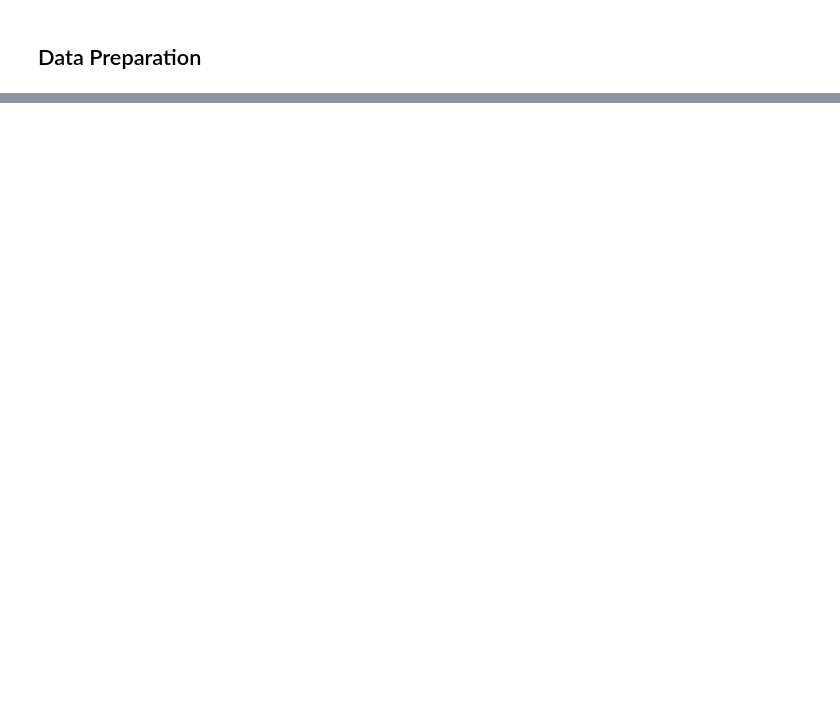
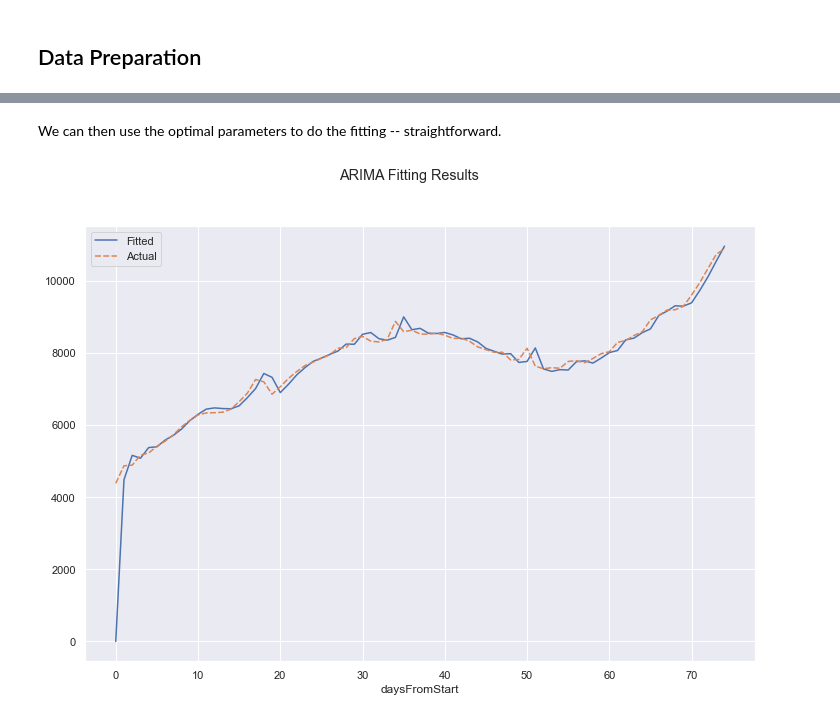
Before and after one commit to ZhongRuoyu/ntu-cz1115-project, a Jupyter notebook: covid.ipynb, the cells around one changed output, grey strips where cells are left out. Saved outputs shown, nothing was run; the diff lists cells and outputs as text; code cells hidden in the pictures; blank space fills up the shorter version.

```diff
--- a/covid.ipynb
+++ b/covid.ipynb
@@ -171,0 +217,10 @@ data1
+# %%
+# split_days = 50
+# date_split = date_start + timedelta(days=split_days)
+split_rate = 0.5
+date_split = date_start + split_rate * (date_end - date_start)
+train = filter_data(data, start=date_start, end=date_split)
+test = filter_data(data, start=date_split, end=date_end)
+
+print(f"date_split = {date_split.date()}")
+train
@@ -306,0 +345,25 @@ plt.show()
+# %%
+infectious_train = train["infectious"]
+# %%
+def param_sel(data):
+    import itertools
+    import warnings
+    warnings.filterwarnings("ignore")  # temporarily disables warnings
+    p = d = q = range(2)
+    # Generate all different combinations of p, d and q triplets
+    pdq = list(itertools.product(p, d, q))
+    aic = {}
+    for param in pdq:
+        try:
+            mod = ARIMA(infectious_train, order=param)
+            res = mod.fit()
+            print(f"ARIMA{param} - AIC = {res.aic}")
+            aic[res.aic] = param
+        except:
+            continue
+    optimal = aic[min(aic)]
+    print(f"The optimal parameters: {optimal}")
+    warnings.filterwarnings("ignore", category=DeprecationWarning)  # restores warning filtering
+    return optimal
+
+param = param_sel(infectious_train)
@@ -306,0 +380,13 @@ plt.show()
+# %% [markdown]
+We can then use the optimal parameters to do the fitting -- straightforward.
+# %%
+model = ARIMA(infectious_train, order=param)
+ARIMA_res = model.fit()
+# %%
+ARIMA_res_y = pd.DataFrame({"Fitted": ARIMA_res.fittedvalues, "Actual": infectious_train})
+
+plt.suptitle("ARIMA Fitting Results")
+sb.lineplot(data=ARIMA_res_y)
+plt.show()
+# %% [output]
+[figure, added]
```
Also changed, not shown: parts of 60 cells of this notebook.
